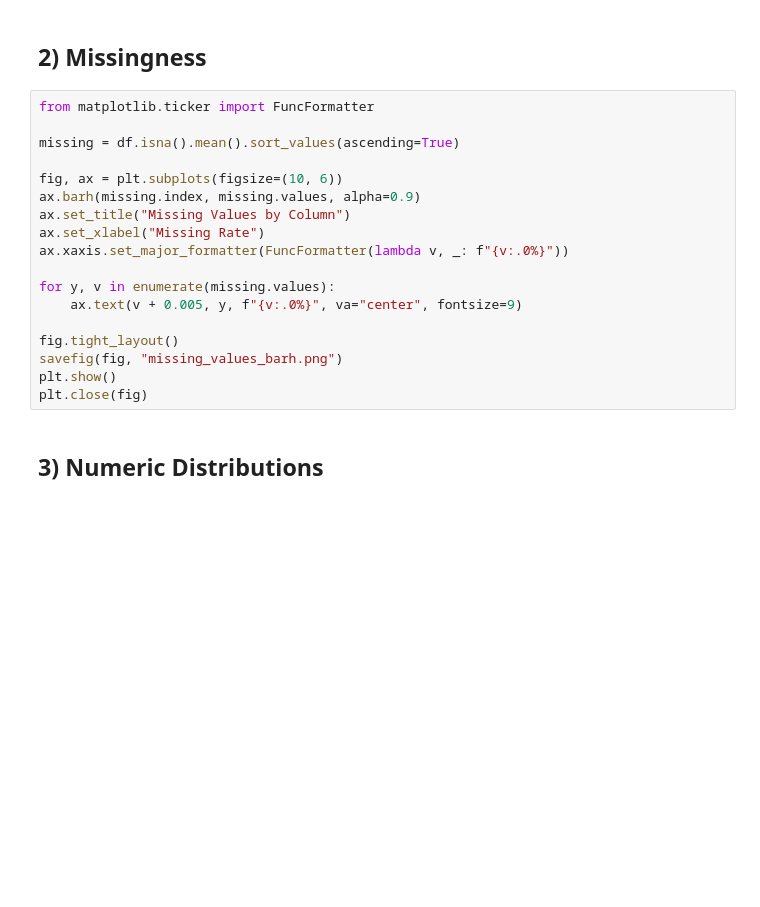
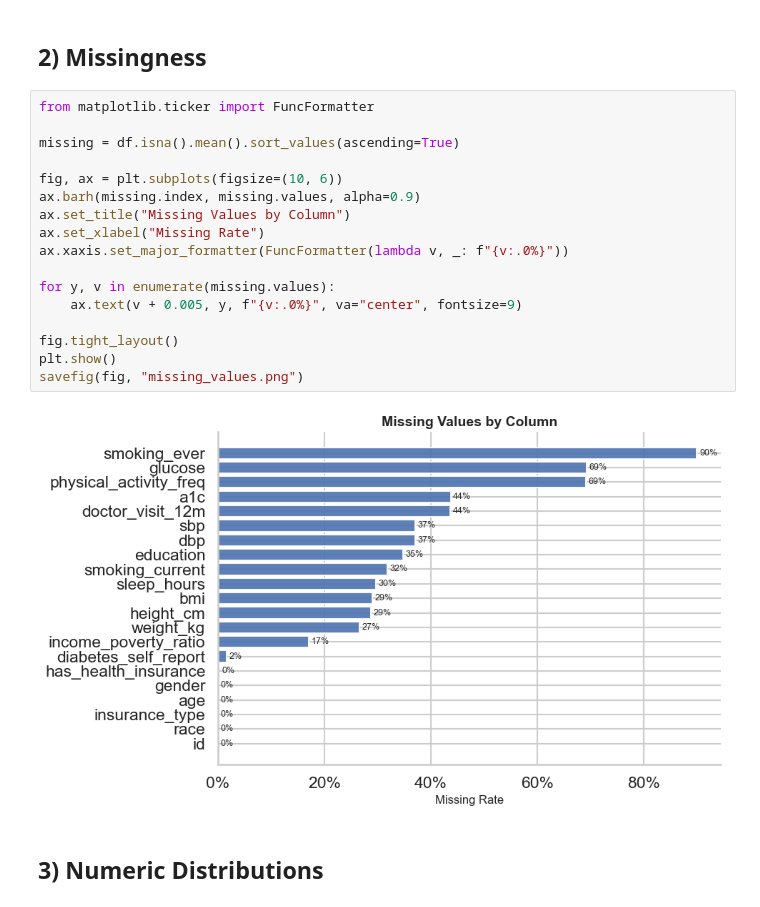
Before and after one commit to Sherry-max33/2021-2023-NHANES-Population-Health-Mining, a Jupyter notebook: notebooks/EDA_NHANES.ipynb, the cells around one changed output. Saved outputs shown, nothing was run; the diff lists cells and outputs as text; blank space fills up the shorter version.

```diff
--- a/notebooks/EDA_NHANES.ipynb
+++ b/notebooks/EDA_NHANES.ipynb
@@ -103,21 +103,22 @@ Shape: (11933, 21)
 # %%
 from matplotlib.ticker import FuncFormatter
 
 missing = df.isna().mean().sort_values(ascending=True)
 
 fig, ax = plt.subplots(figsize=(10, 6))
 ax.barh(missing.index, missing.values, alpha=0.9)
 ax.set_title("Missing Values by Column")
 ax.set_xlabel("Missing Rate")
 ax.xaxis.set_major_formatter(FuncFormatter(lambda v, _: f"{v:.0%}"))
 
 for y, v in enumerate(missing.values):
     ax.text(v + 0.005, y, f"{v:.0%}", va="center", fontsize=9)
 
 fig.tight_layout()
-savefig(fig, "missing_values_barh.png")
 plt.show()
-plt.close(fig)
+savefig(fig, "missing_values.png")
+# %% [output]
+[figure, added]
 # %% [markdown]
 ## 3) Numeric Distributions
 # %%
```
Also changed, not shown: parts of 5 cells of this notebook, 32 other files.
